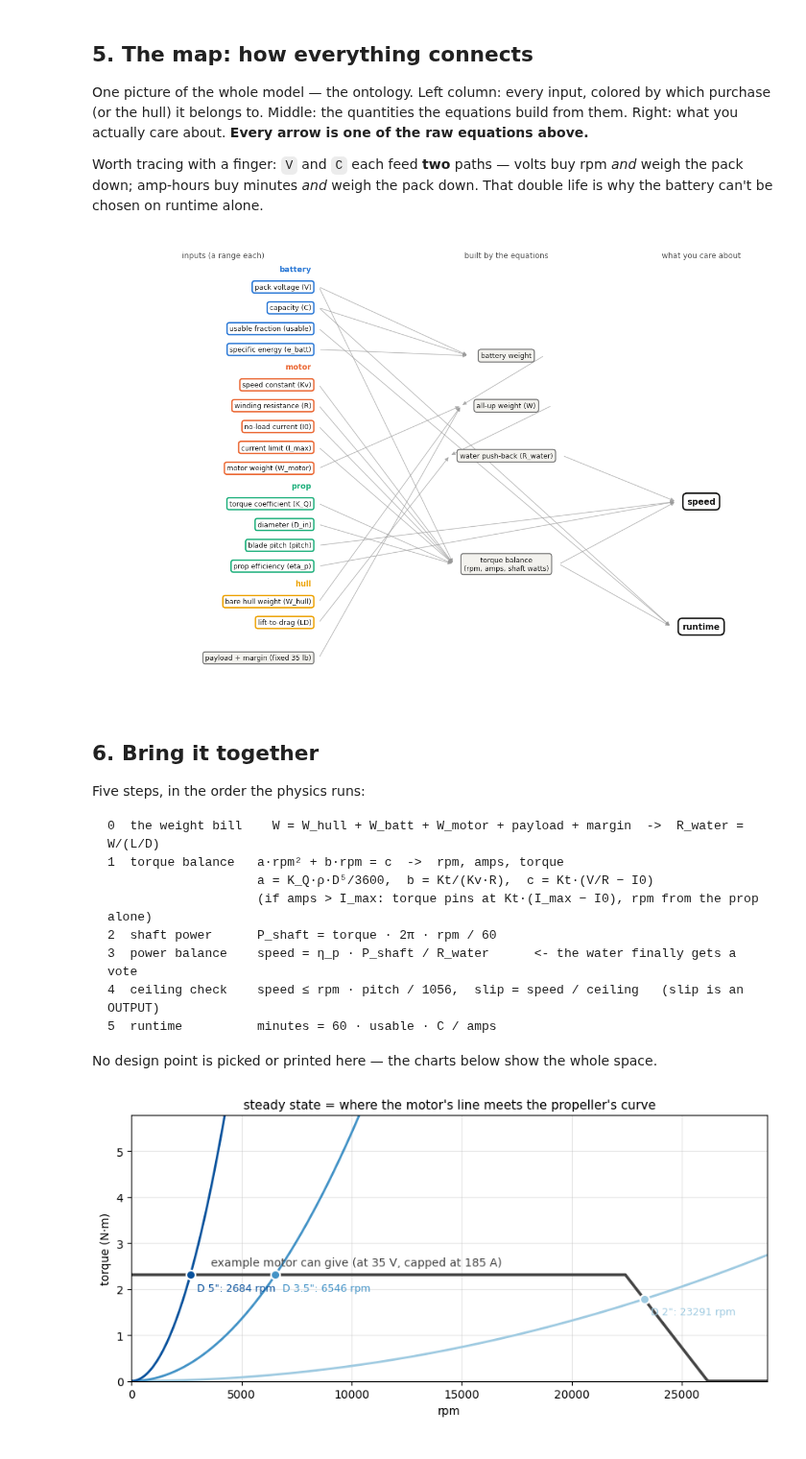
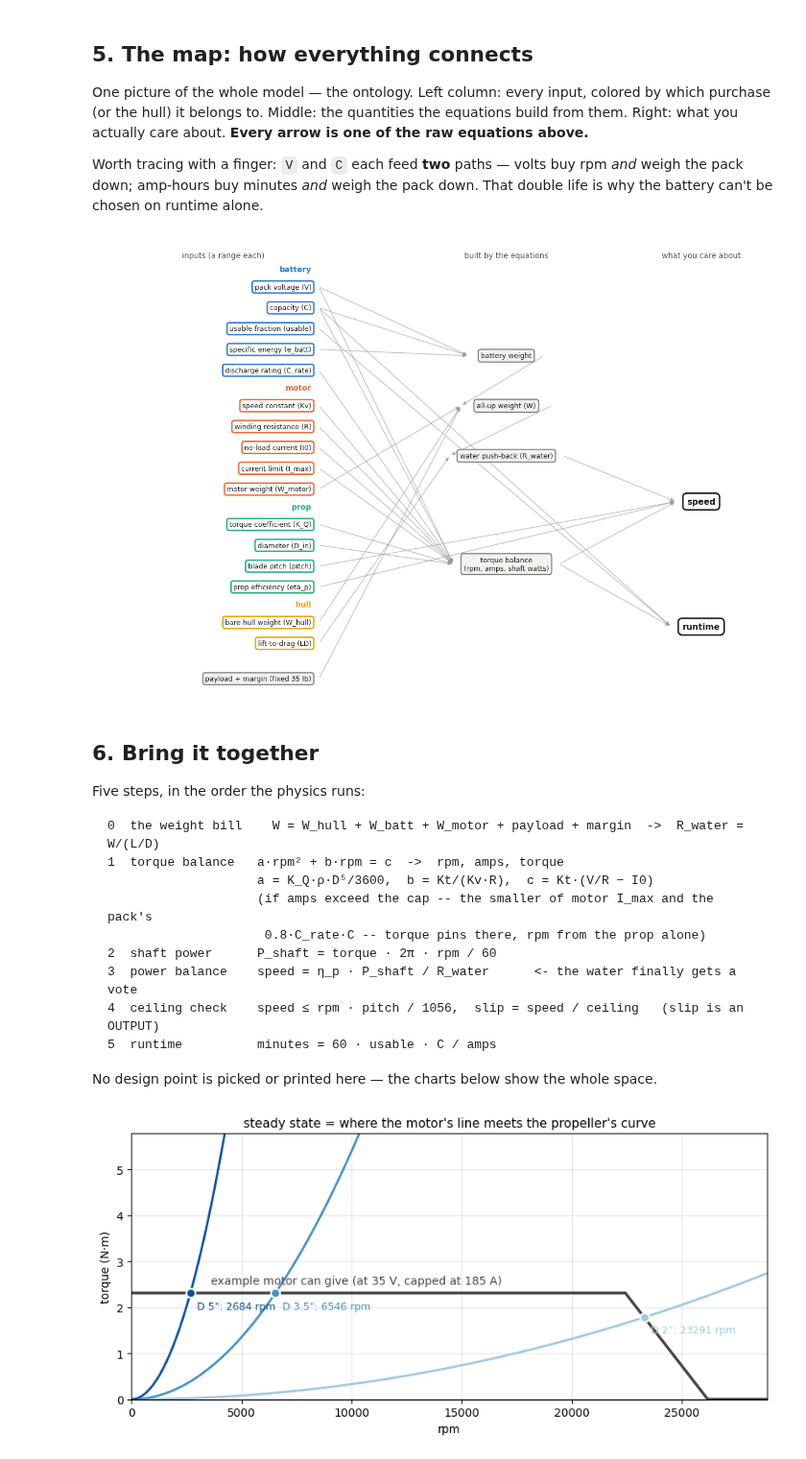
Before and after one commit to MarMar888/haav-modeling, a Jupyter notebook: willmarley.ipynb, the cells around one changed output. Shown at 96% size. Drawn from its saved outputs; the diff is of its cells as text; code cells hidden in the pictures.

```diff
--- a/willmarley.ipynb
+++ b/willmarley.ipynb
@@ -220,9 +227,12 @@ BATT_BOUNDS = {
     "C":      (40.0, 200.0),
     "usable": (0.7, 0.9),
     "e_batt": (50.0, 100.0),
+    "C_rate": (1.0, 10.0),
 }
-BATT_UNITS = {"V": "V", "C": "Ah", "usable": "-", "e_batt": "Wh/lb"}
+BATT_UNITS = {"V": "V", "C": "Ah", "usable": "-", "e_batt": "Wh/lb", "C_rate": "1/h"}
 show_bounds(BATT_BOUNDS, BATT_UNITS)
+DISCHARGE_DERATE = 0.8  # draw at most this fraction of the pack's rated continuous current
+print(f"fixed: continuous draw limited to {DISCHARGE_DERATE:.0%} of C_rate x C")
 
 usable_mid = sum(BATT_BOUNDS["usable"]) / 2
 V_mid = sum(BATT_BOUNDS["V"]) / 2
@@ -337,7 +349,7 @@ GROUPS = {  # validated categorical palette: identity, fixed order
     "battery": "#2a78d6", "motor": "#eb6834", "prop": "#1baf7a", "hull": "#eda100",
 }
 LABELS = {  # long name for every short input symbol
-    "V": "pack voltage", "C": "capacity", "usable": "usable fraction", "e_batt": "specific energy",
+    "V": "pack voltage", "C": "capacity", "usable": "usable fraction", "e_batt": "specific energy", "C_rate": "discharge rating",
     "Kv": "speed constant", "R": "winding resistance", "I0": "no-load current", "I_max": "current limit",
     "K_Q": "torque coefficient", "D_in": "diameter", "pitch": "blade pitch", "eta_p": "prop efficiency",
     "W_hull": "bare hull weight", "LD": "lift-to-drag", "W_motor": "motor weight",
@@ -362,6 +374,7 @@ EDGES = [
     ("W_motor", "all-up weight (W)"),
     ("all-up weight (W)", "water push-back (R_water)"), ("LD", "water push-back (R_water)"),
     ("Kv", TB), ("R", TB), ("I0", TB), ("I_max", TB), ("V", TB), ("K_Q", TB), ("D_in", TB),
+    ("C_rate", TB), ("C", TB),
     (TB, "speed"), ("eta_p", "speed"), ("water push-back (R_water)", "speed"), ("pitch", "speed"),
     (TB, "runtime"), ("C", "runtime"), ("usable", "runtime"),
 ]
@@ -387,34 +400,34 @@ for name, ny in OUT_NODES.items():
 fig, ax = plt.subplots(figsize=(12.5, 8.5))
 for a, b in EDGES:
     (xa, ya), (xb, yb) = pos[a], pos[b]
     x_start = xa + HW.get(a, 0.06)
     ax.annotate("", xy=(xb - HW[b], yb), xytext=(x_start, ya),
                 arrowprops=dict(arrowstyle="-|>", color="#999999", alpha=0.6, lw=1.1))
 for gname, keys in INPUT_GROUPS:
     color = GROUPS[gname]
     ys = [pos[k][1] for k in keys]
     ax.text(0.0, max(ys) + 0.75, gname, color=color, fontsize=10, fontweight="bold", ha="right")
     for k in keys:
         ax.text(pos[k][0], pos[k][1], f"{LABELS[k]} ({k})", ha="right", va="center",
                 fontsize=9, color="#1a1a19",
                 bbox=dict(boxstyle="round,pad=0.35", fc="white", ec=color, lw=1.8))
 ax.text(pos[FIXED_NODE][0], pos[FIXED_NODE][1], FIXED_NODE, ha="right", va="center",
         fontsize=9, color="#1a1a19",
         bbox=dict(boxstyle="round,pad=0.35", fc="#f3f2ee", ec="#777777", lw=1.4))
 for name in MID_NODES:
     ax.text(*pos[name], name, ha="center", va="center", fontsize=9, color="#1a1a19",
             bbox=dict(boxstyle="round,pad=0.4", fc="#f3f2ee", ec="#777777", lw=1.4))
 for name in OUT_NODES:
     ax.text(*pos[name], name, ha="center", va="center", fontsize=11, color="#1a1a19",
             fontweight="bold",
             bbox=dict(boxstyle="round,pad=0.5", fc="white", ec="#1a1a19", lw=2))
 ax.text(-0.7, 19.7, "inputs (a range each)", ha="center", fontsize=10, color="#555555")
 ax.text(1.55, 19.7, "built by the equations", ha="center", fontsize=10, color="#555555")
 ax.text(3.1, 19.7, "what you care about", ha="center", fontsize=10, color="#555555")
 ax.set_xlim(-1.7, 3.65); ax.set_ylim(-1.2, 20.5); ax.axis("off")
 plt.tight_layout(); plt.show()
 # %% [output]
-[figure, old version]
+[figure, new version]
 # %% [markdown]
 ## 6. Bring it together
 
@@ -424,7 +437,8 @@ Five steps, in the order the physics runs:
 0  the weight bill    W = W_hull + W_batt + W_motor + payload + margin  ->  R_water = W/(L/D)
 1  torque balance   a·rpm² + b·rpm = c  ->  rpm, amps, torque
                     a = K_Q·ρ·D⁵/3600,  b = Kt/(Kv·R),  c = Kt·(V/R − I0)
-                    (if amps > I_max: torque pins at Kt·(I_max − I0), rpm from the prop alone)
+                    (if amps exceed the cap -- the smaller of motor I_max and the pack's
+                     0.8·C_rate·C -- torque pins there, rpm from the prop alone)
 2  shaft power      P_shaft = torque · 2π · rpm / 60
 3  power balance    speed = η_p · P_shaft / R_water      <- the water finally gets a vote
 4  ceiling check    speed ≤ rpm · pitch / 1056,  slip = speed / ceiling   (slip is an OUTPUT)
```
Also changed, not shown: parts of 13 cells of this notebook, 3 other files.
